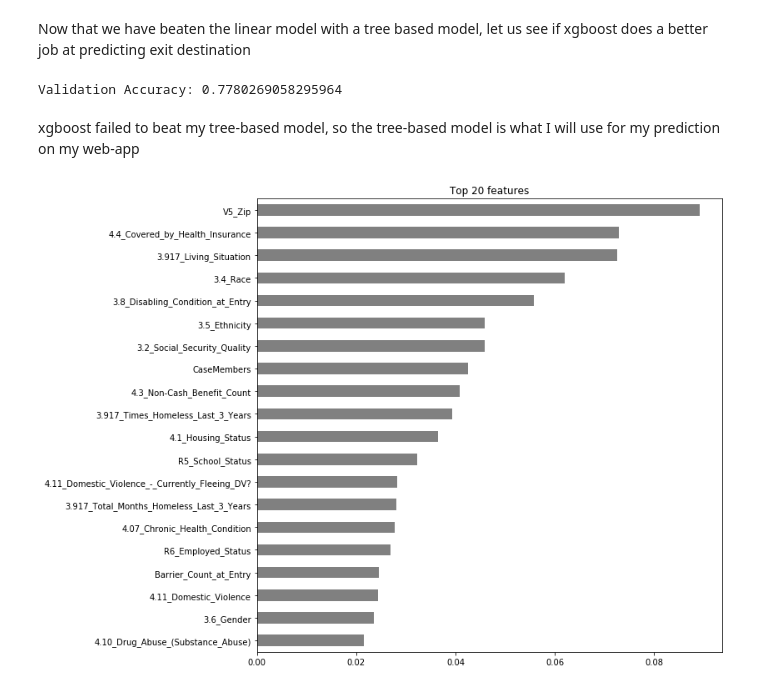
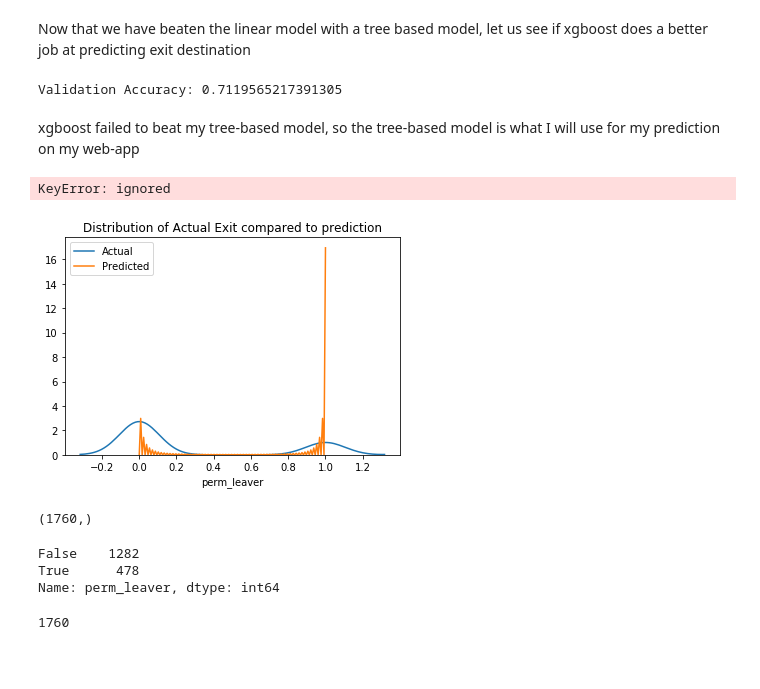
Before and after one commit to iesous-kurios/DS-Unit-2-Applied-Modeling, a Jupyter notebook: module4/BuildWeekProject.ipynb, the cells around one changed output. Cells and saved outputs as stored; diff of their text form; code cells hidden in the pictures; blank space fills up the shorter version.

Commit message:
changes in prediction model to better find "not perm" exits

```diff
--- a/module4/BuildWeekProject.ipynb
+++ b/module4/BuildWeekProject.ipynb
@@ -38,7 +38,7 @@ from sklearn.metrics import accuracy_score
 
 from sklearn.model_selection import GridSearchCV, RandomizedSearchCV
 # %%
-df = pd.read_excel('/content/alltime.xlsx')
+df = pd.read_excel('/content/ClientTrackExport (10).xlsx')
 # %% [markdown]
 I chose "exit to permanent" housing as my target due to my belief that accurately predicting this feature would have the largest impact on actual people experiencing homelessness in my county.  Developing and fine tuning an accurate model with our data could also lead to major improvements in our county's efforts at addressing the homelessness problem among singles as well (as our shelter only serves families)
 # %%
@@ -234,12 +253,13 @@ from sklearn.ensemble import GradientBoostingClassifier
 pipeline = make_pipeline(
     ce.OrdinalEncoder(),
     SimpleImputer(strategy='most_frequent'),
-    RandomForestClassifier(n_estimators=100, n_jobs=-1, max_features=None, random_state=42
+    RandomForestClassifier(n_estimators=100, n_jobs=-1,
+                           random_state=42,
                        )
 )
 
 # Fit on train, score on val
 pipeline.fit(X_train, y_train)
-y_pred = pipeline.predict(X_val)
-print('Validation Accuracy', accuracy_score(y_val, y_pred))
+y_pred = pipeline.predict(X_test)
+print('Validation Accuracy', accuracy_score(y_test, y_pred))
 # %% [output]
@@ -287,9 +312,9 @@ pipeline = make_pipeline(
 
 # Fit on train, score on val
 pipeline.fit(X_train, y_train)
-print('Validation Accuracy:', pipeline.score(X_val, y_val))
+print('Validation Accuracy:', pipeline.score(X_test, y_test))
 # %% [output]
-Validation Accuracy: 0.7780269058295964
+Validation Accuracy: 0.7119565217391305
 # %% [markdown]
 xgboost failed to beat my tree-based model, so the tree-based model is what I will use for my prediction on my web-app
 # %%
@@ -306,7 +331,64 @@ n = 20
 plt.figure(figsize=(10,n/2))
 plt.title(f'Top {n} features')
 importances.sort_values()[-n:].plot.barh(color='grey');
-
-3.917__Times_Homeless_Last_3_Years
 # %% [output]
-[figure, removed]
+KeyError: ignored
+# %%
+history = pd.read_csv('/content/n_alltime.csv')
+
+
+
+
+# Assign to X, y to avoid data leakage
+features = ['CaseMembers',
+       '3.2_Social_Security_Quality', '3.3_Birthdate_Quality',
+       'Age_at_Enrollment', '3.4_Race', '3.5_Ethnicity', '3.6_Gender',
+       '3.7_Veteran_Status', '3.8_Disabling_Condition_at_Entry',
+       '3.917_Living_Situation', 'length_homeless',
+       '3.917_Times_Homeless_Last_3_Years', '3.917_Total_Months_Homeless_Last_3_Years',
+       'V5_Last_Permanent_Address', 'V5_State', 'V5_Zip', 'Municipality_(City_or_County)',
+       '4.1_Housing_Status', '4.4_Covered_by_Health_Insurance', '4.11_Domestic_Violence',
+       '4.11_Domestic_Violence_-_Currently_Fleeing_DV?', 'Household_Type',
+       'R4_Last_Grade_Completed', 'R5_School_Status',
+       'R6_Employed_Status', 'R6_Why_Not_Employed', 'R6_Type_of_Employment',
+       'R6_Looking_for_Work', 'entry_income',
+       '4.3_Non-Cash_Benefit_Count', 'Barrier_Count_at_Entry',
+       'Chronic_Homeless_Status', 'Under_25_Years_Old',
+       '4.10_Alcohol_Abuse_(Substance_Abuse)', '4.07_Chronic_Health_Condition',
+       '4.06_Developmental_Disability', '4.10_Drug_Abuse_(Substance_Abuse)',
+       '4.08_HIV/AIDS', '4.09_Mental_Health_Problem',
+       '4.05_Physical_Disability', 'perm_leaver'
+          ]
+
+
+X = history[features]
+X = X.drop(columns='perm_leaver')
+
+
+
+y_pred = pipeline.predict(X)
+
+
+fig, ax = plt.subplots()
+sns.distplot(history['perm_leaver'], hist=False, kde=True, ax=ax, label='Actual')
+sns.distplot(y_pred, hist=False, kde=True, ax=ax, label='Predicted')
+ax.set_title('Distribution of Actual Exit compared to prediction')
+ax.legend().set_visible(True)
+#plotly_fig = mpl_to_plotly(fig)
+#plotly_fig['layout']['showlegend'] = True
+# %% [output]
+[figure, added]
+# %%
+y_pred.shape
+# %% [output]
+(1760,)
+# %%
+history['perm_leaver'].value_counts()
+# %% [output]
+False    1282
+True      478
+Name: perm_leaver, dtype: int64
+# %%
+1282+478
+# %% [output]
+1760
```
Also changed, not shown: parts of 18 cells of this notebook.
